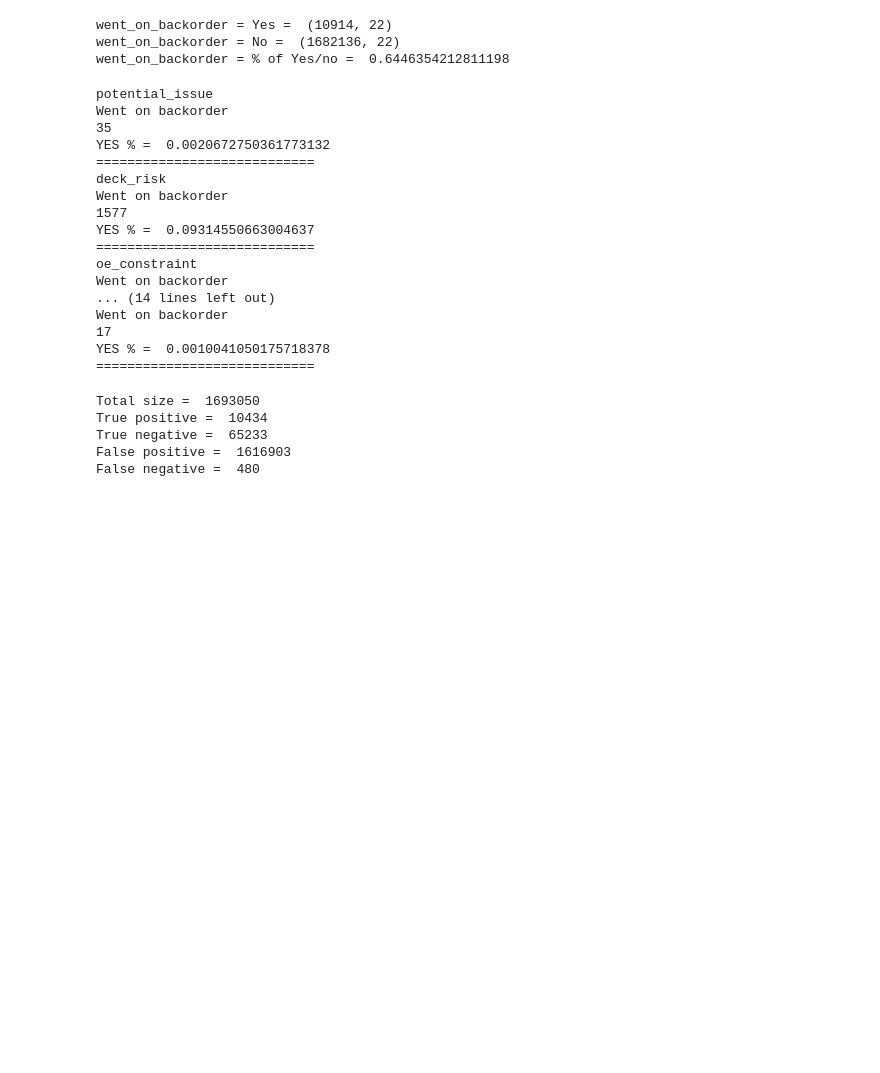
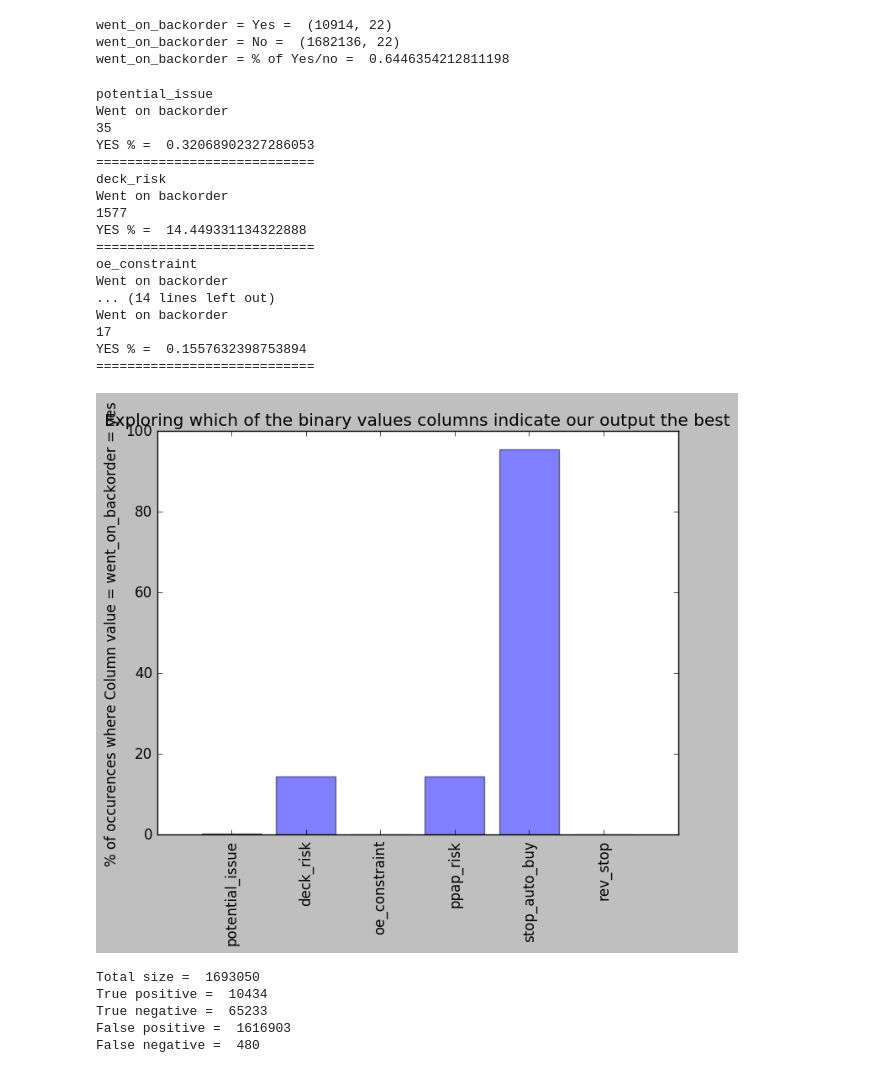
Before and after one commit to adarshakb/mlnd-capstone-project, a Jupyter notebook: Data-explorer.ipynb, the cells around one changed output. Cells and saved outputs as stored; diff of their text form; code cells hidden in the pictures; blank space fills up the shorter version.

```diff
--- a/Data-explorer.ipynb
+++ b/Data-explorer.ipynb
@@ -40,39 +40,52 @@ went_on_backorder = % of Yes/no =  0.6446354212811198
 # %%
 #not_went_on_backorder = train_data[train_data['went_on_backorder'] == 'No']
 #went_on_backorder = train_data[train_data['went_on_backorder'] == 'Yes']
 #import matplotlib.pyplot as plt
 
 
 columns = ['potential_issue','deck_risk','oe_constraint','ppap_risk','stop_auto_buy','rev_stop']
-
+yes_data_for_col = []
 for col in columns:
     print(col)
     print("Went on backorder")
     yes_len = train_data[(train_data[col] == 'Yes') & (train_data['went_on_backorder'] == 'Yes')].shape[0]
-    #no_len = train_data[(train_data[col] == 'No') & (train_data['went_on_backorder'] == 'Yes')].shape[0]
+    no_len = train_data[(train_data[col] == 'No') & (train_data['went_on_backorder'] == 'Yes')].shape[0]
     print(yes_len);
     #print(no_len);
-    print("YES % = ",yes_len*100.0/(train_data.shape[0]))
+    print("YES % = ",yes_len*100.0/(yes_shape[0]))
+    yes_data_for_col.append(yes_len*100.0/(yes_shape[0]))
     #print("NO % = ",no_len*100.0/(yes_len+no_len))
     print("============================")
+
+import matplotlib.pyplot as plt; plt.rcdefaults()
+import matplotlib.pyplot as plt
+y_pos = np.arange(len(columns))
+
+plt.bar(y_pos, yes_data_for_col, align='center', alpha=0.5)
+plt.xticks(y_pos,columns,rotation='vertical')
+plt.ylabel('% of occurences where Column value = went_on_backorder = yes')
+plt.title('Exploring which of the binary values columns indicate our output the best')
+
+plt.show()
 # %% [output]
 potential_issue
 Went on backorder
 35
-YES % =  0.0020672750361773132
+YES % =  0.32068902327286053
 ============================
 deck_risk
 Went on backorder
 1577
-YES % =  0.09314550663004637
+YES % =  14.449331134322888
 ============================
 oe_constraint
 Went on backorder
 ... (14 lines left out)
 Went on backorder
 17
-YES % =  0.0010041050175718378
+YES % =  0.1557632398753894
 ============================
+[figure, added]
 # %%
 #dig deeper into stop_auto_buy
 
```
Also changed, not shown: 1 other file.
